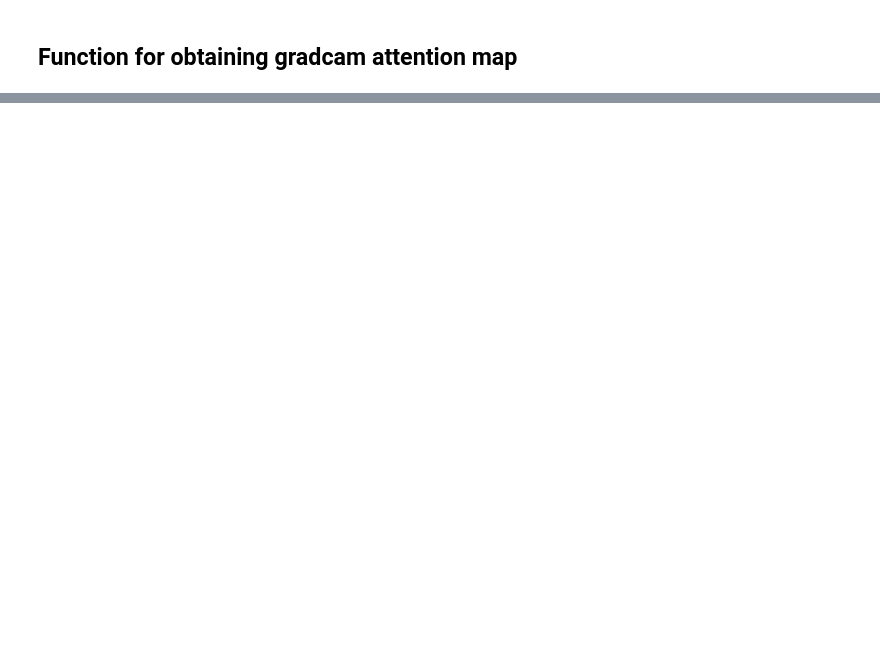
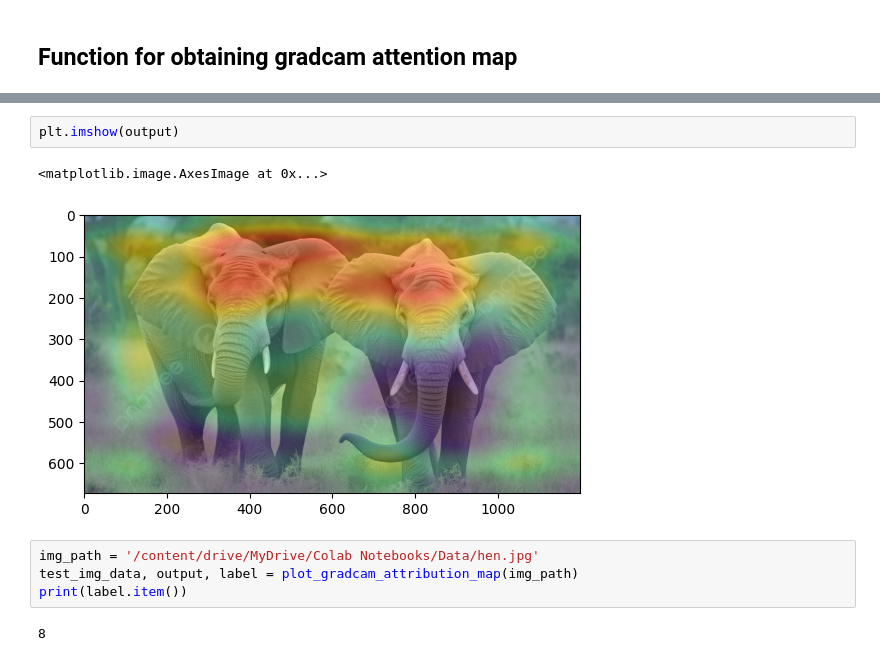
Before and after one commit to Shiska07/Deep-Learning-Projects, a Jupyter notebook: Deep Learning with PyTorch/Model_explanation/visualization_with_captum.ipynb, the cells around one changed output, grey strips where cells are left out. Saved outputs shown, nothing was run; the diff lists cells and outputs as text; blank space fills up the shorter version.

```diff
--- a/Deep Learning with PyTorch/Model_explanation/visualization_with_captum.ipynb
+++ b/Deep Learning with PyTorch/Model_explanation/visualization_with_captum.ipynb
@@ -212,0 +211,11 @@ plt.imshow(overlaid_img)
+# %%
+plt.imshow(output)
+# %% [output]
+<matplotlib.image.AxesImage at 0x...>
+[figure, added]
+# %%
+img_path = '/content/drive/MyDrive/Colab Notebooks/Data/hen.jpg'
+test_img_data, output, label = plot_gradcam_attribution_map(img_path)
+print(label.item())
+# %% [output]
+8
```
Also changed, not shown: parts of 28 cells of this notebook, 40 other files.
